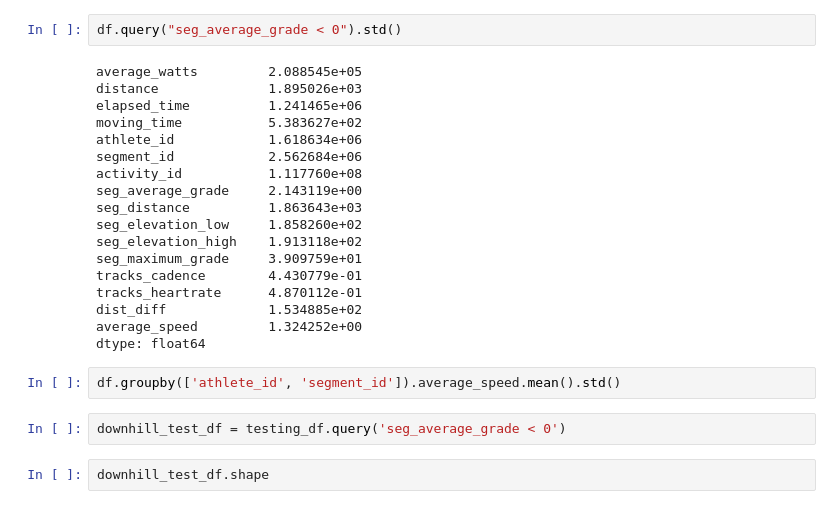
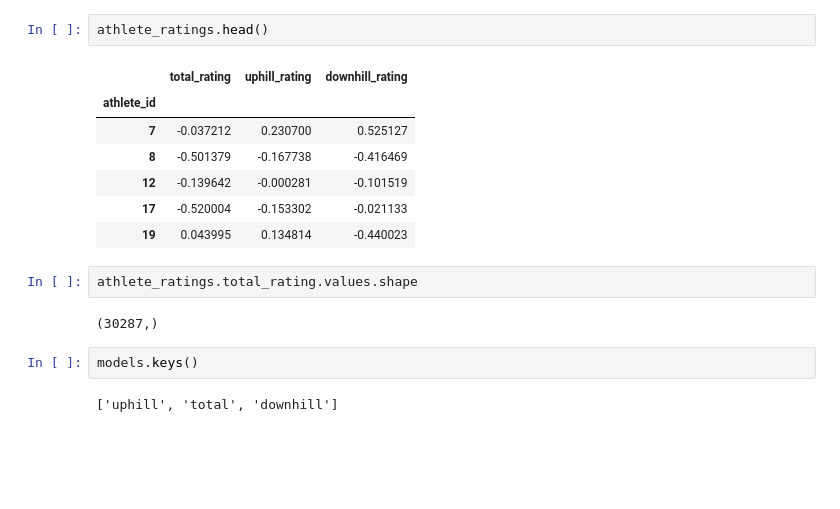
Before and after one commit to Ultramann/Stravaboards, a Jupyter notebook: modeling/model_introspection.ipynb, the cells around one changed output. Drawn from its saved outputs; the diff is of its cells as text; blank space fills up the shorter version.

```diff
--- a/modeling/model_introspection.ipynb
+++ b/modeling/model_introspection.ipynb
@@ -67,26 +105,18 @@ leaderboards
-# %%
-df.query("seg_average_grade < 0").std()
-# %% [output]
-average_watts         2.088545e+05
-distance              1.895026e+03
-elapsed_time          1.241465e+06
-moving_time           5.383627e+02
-athlete_id            1.618634e+06
-segment_id            2.562684e+06
-activity_id           1.117760e+08
-seg_average_grade     2.143119e+00
-seg_distance          1.863643e+03
-seg_elevation_low     1.858260e+02
-seg_elevation_high    1.913118e+02
-seg_maximum_grade     3.909759e+01
-tracks_cadence        4.430779e-01
-tracks_heartrate      4.870112e-01
-dist_diff             1.534885e+02
-average_speed         1.324252e+00
-dtype: float64
-# %%
-df.groupby(['athlete_id', 'segment_id']).average_speed.mean().std()
-# %%
-downhill_test_df = testing_df.query('seg_average_grade < 0')
-# %%
-downhill_test_df.shape
+# %%
+athlete_ratings.head()
+# %% [output]
+|  | total_rating | uphill_rating | downhill_rating |
+| athlete_id |  |  |  |
+| 7 | -0.037212 | 0.230700 | 0.525127 |
+| 8 | -0.501379 | -0.167738 | -0.416469 |
+| 12 | -0.139642 | -0.000281 | -0.101519 |
+| 17 | -0.520004 | -0.153302 | -0.021133 |
+| 19 | 0.043995 | 0.134814 | -0.440023 |
+# %%
+athlete_ratings.total_rating.values.shape
+# %% [output]
+(30287,)
+# %%
+models.keys()
+# %% [output]
+['uphill', 'total', 'downhill']
```
Also changed, not shown: parts of 8 cells of this notebook, 2 other files.
